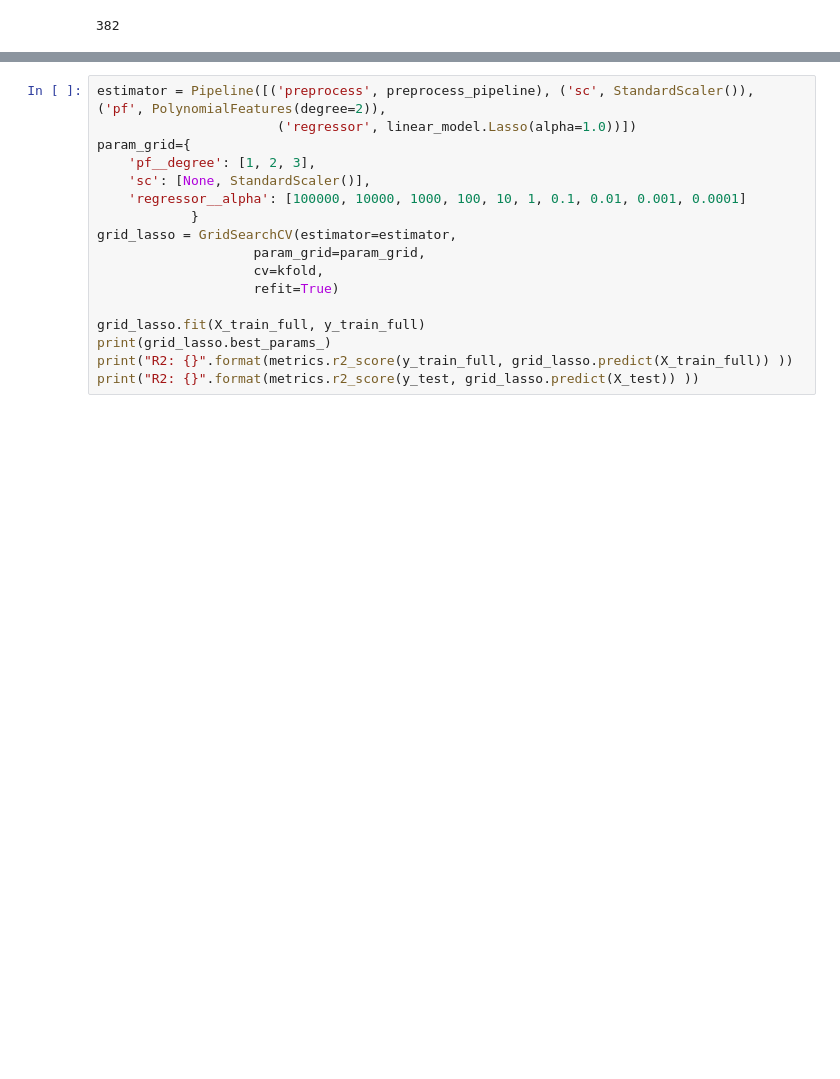
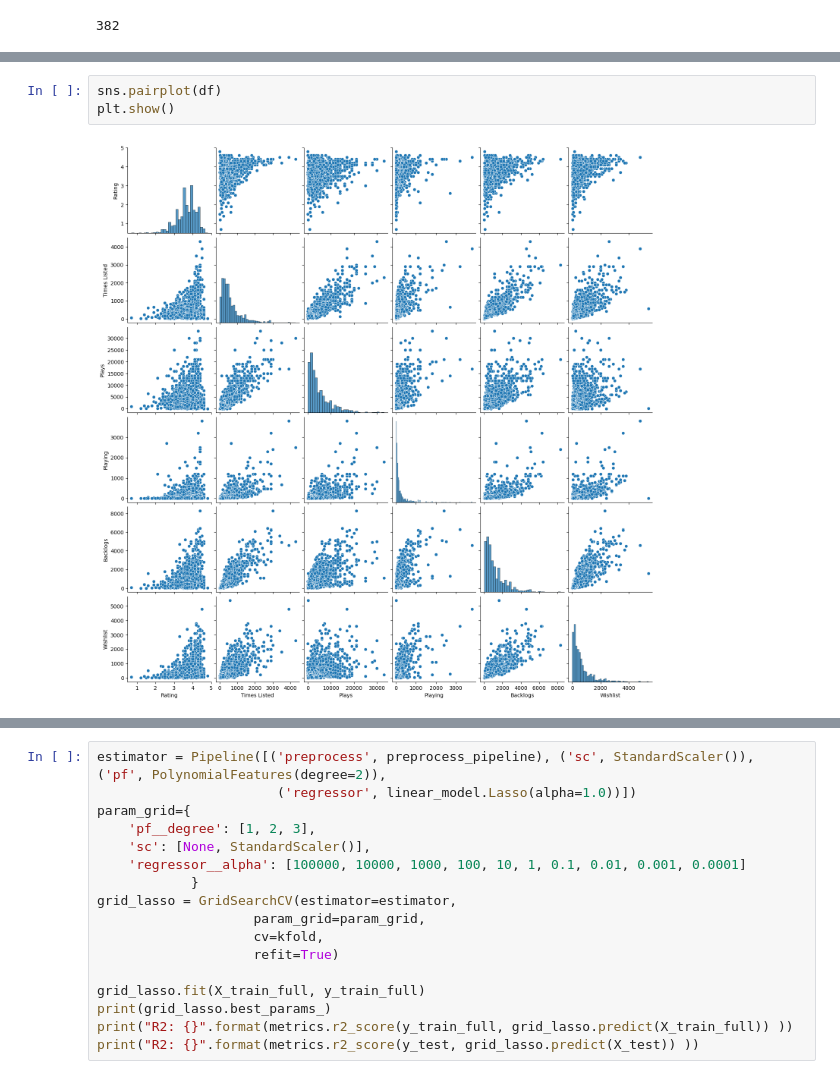
Before and after one commit to gaplin/ml_popular_video_games, a Jupyter notebook: main.ipynb, the cells around one changed output, grey strips where cells are left out. Drawn from its saved outputs; the diff is of its cells as text; blank space fills up the shorter version.

```diff
--- a/main.ipynb
+++ b/main.ipynb
@@ -103,3 +117,8 @@ dtype: int64
+# %%
+sns.pairplot(df)
+plt.show()
+# %% [output]
+[figure, added]
 # %%
 
 
```
Also changed, not shown: parts of 10 cells of this notebook.
